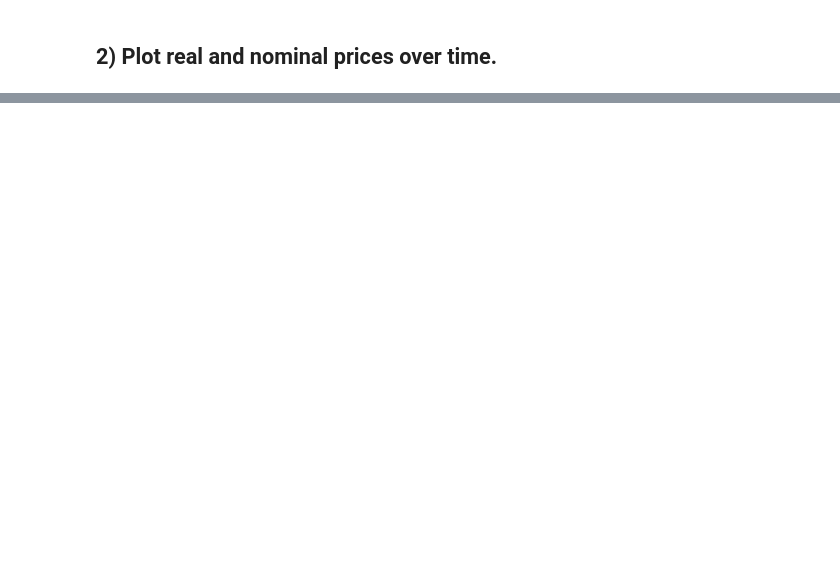
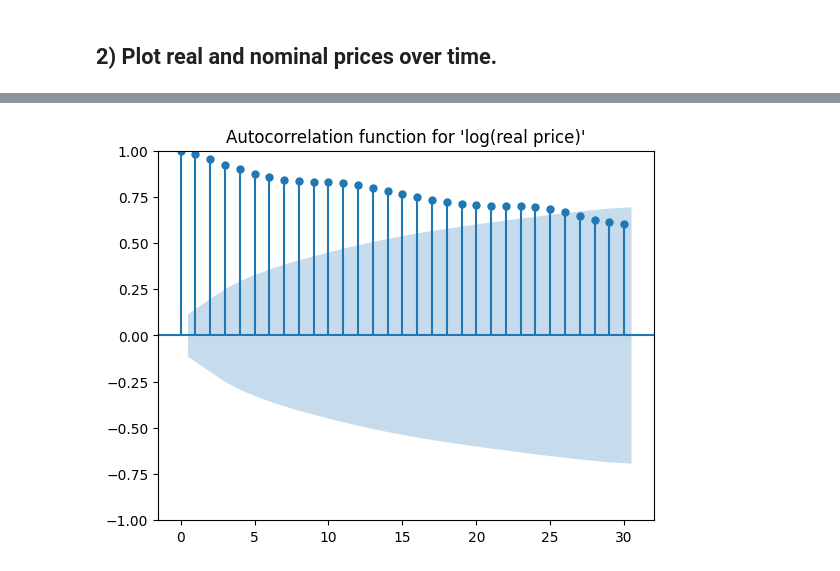
Before and after one commit to giordanovitale/Time-Series-Assignments, a Jupyter notebook: Assignment 3/Assignment3.ipynb, the cells around one changed output, grey strips where cells are left out. Cells and saved outputs as stored; diff of their text form; code cells hidden in the pictures; blank space fills up the shorter version.

```diff
--- a/Assignment 3/Assignment3.ipynb
+++ b/Assignment 3/Assignment3.ipynb
@@ -66,0 +85,14 @@ plt.grid()
+# %%
+# filter the data as requestes
+filtered_gasoline = gasoline.query(" Time <= '2014-12-01'")
+
+# convert the data from float to numeric...
+filtered_gasoline['Real_Price'] = pd.to_numeric(filtered_gasoline['Real_Price'], errors='coerce')
+
+# ... otherwise we couldn't apply the .log() function
+filtered_gasoline['Log_Real_Price'] = np.log(filtered_gasoline['Real_Price'])
+
+# create the column delta for the first difference of the log price
+filtered_gasoline['Delta_Log'] = (filtered_gasoline['Log_Real_Price']-filtered_gasoline['Log_Real_Price'].shift(1))
+
+filtered_gasoline.tail()
@@ -66,0 +121,6 @@ plt.grid()
+# %%
+plot_acf(filtered_gasoline['Log_Real_Price'],
+         lags=30,
+         title="Autocorrelation function for 'log(real price)'");
+# %% [output]
+[figure, added]
```
Also changed, not shown: parts of 8 cells of this notebook, 1 other file.
